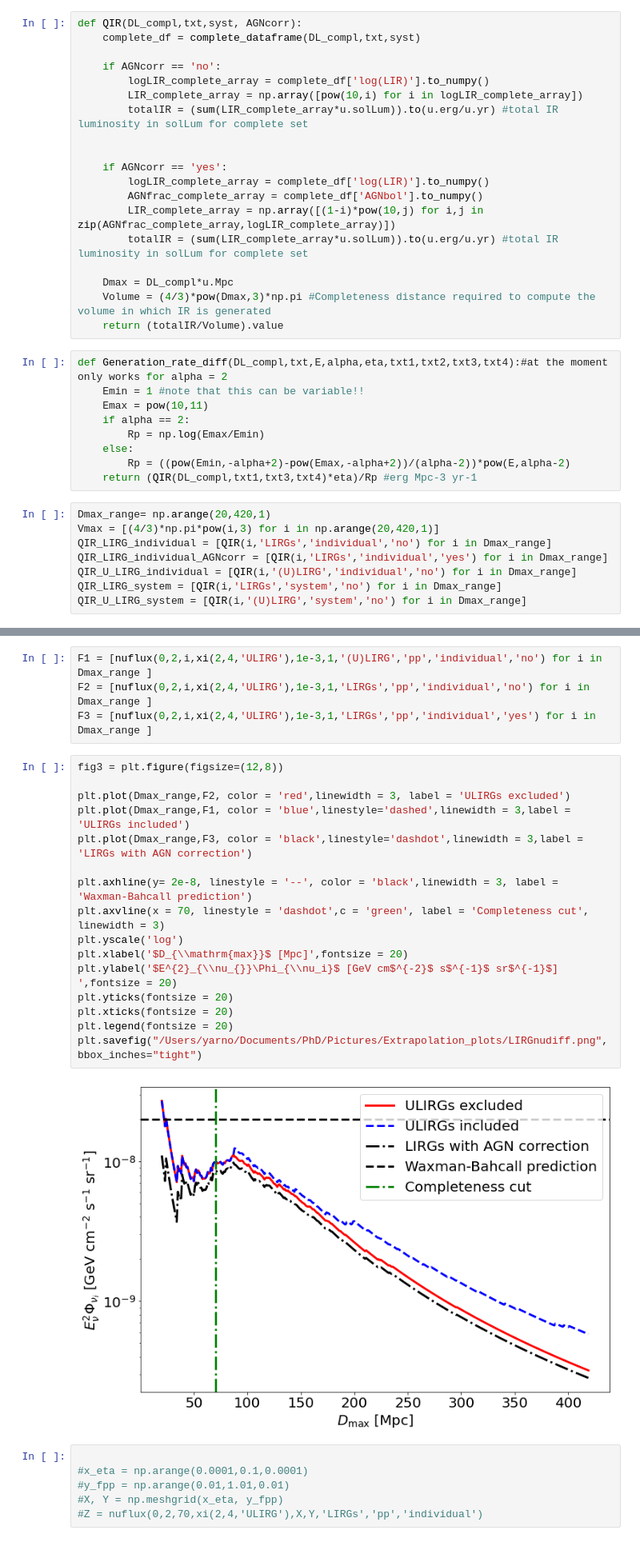
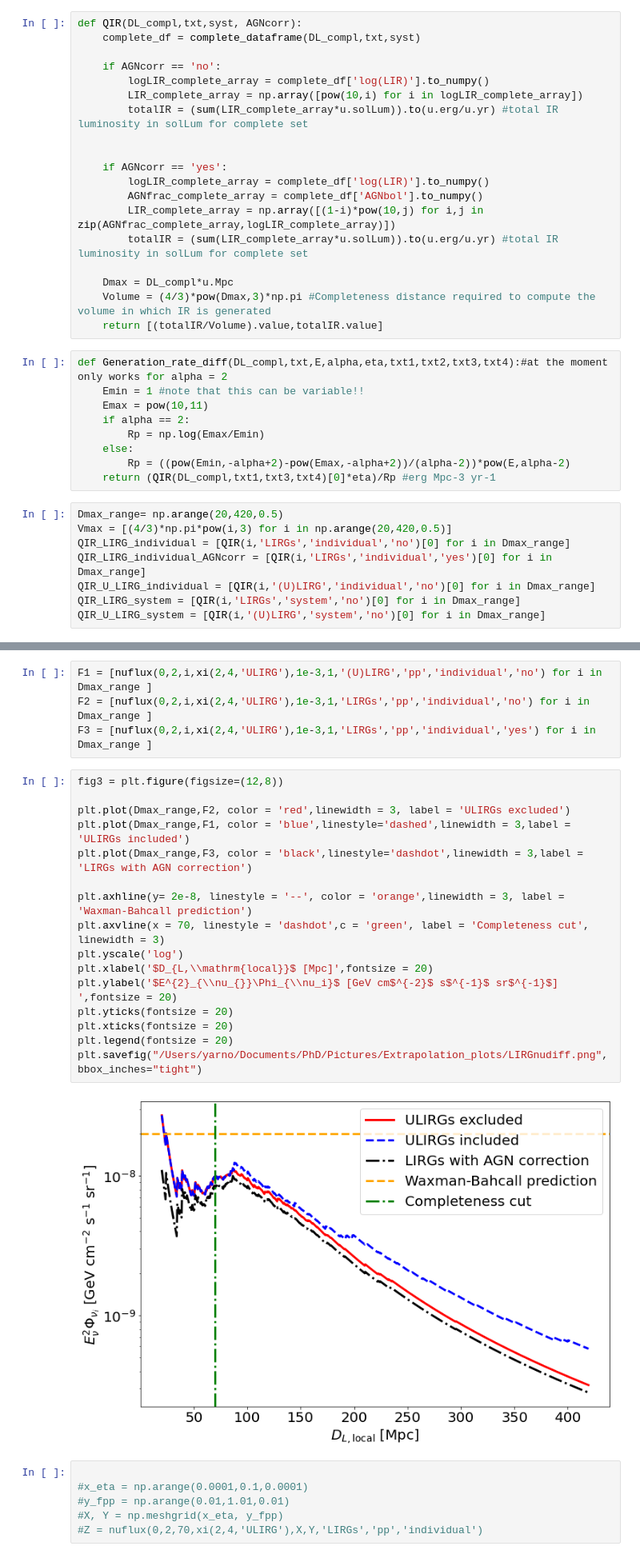
Before and after one commit to YarnoMerckx/diffuse-neutrino-flux-u-lirgs, a Jupyter notebook: Extrapolation.ipynb, the cells around one changed output, grey strips where cells are left out. Shown at 80% size. Saved outputs shown, nothing was run; the diff lists cells and outputs as text.

Commit message:
Changed Completeness file

```diff
--- a/Extrapolation.ipynb
+++ b/Extrapolation.ipynb
@@ -70,7 +70,7 @@ def QIR(DL_compl,txt,syst, AGNcorr):
 
     Dmax = DL_compl*u.Mpc
     Volume = (4/3)*pow(Dmax,3)*np.pi #Completeness distance required to compute the volume in which IR is generated
-    return (totalIR/Volume).value
+    return [(totalIR/Volume).value,totalIR.value]
 # %%
 def Generation_rate_diff(DL_compl,txt,E,alpha,eta,txt1,txt2,txt3,txt4):#at the moment only works for alpha = 2
     Emin = 1 #note that this can be variable!!
@@ -79,15 +79,15 @@ def Generation_rate_diff(DL_compl,txt,E,alpha,eta,txt1,txt2,txt3,txt4):#at the m
         Rp = np.log(Emax/Emin)
     else:
         Rp = ((pow(Emin,-alpha+2)-pow(Emax,-alpha+2))/(alpha-2))*pow(E,alpha-2)
-    return (QIR(DL_compl,txt1,txt3,txt4)*eta)/Rp #erg Mpc-3 yr-1
+    return (QIR(DL_compl,txt1,txt3,txt4)[0]*eta)/Rp #erg Mpc-3 yr-1
 # %%
-Dmax_range= np.arange(20,420,1)
-Vmax = [(4/3)*np.pi*pow(i,3) for i in np.arange(20,420,1)]
-QIR_LIRG_individual = [QIR(i,'LIRGs','individual','no') for i in Dmax_range]
-QIR_LIRG_individual_AGNcorr = [QIR(i,'LIRGs','individual','yes') for i in Dmax_range]
-QIR_U_LIRG_individual = [QIR(i,'(U)LIRG','individual','no') for i in Dmax_range]
-QIR_LIRG_system = [QIR(i,'LIRGs','system','no') for i in Dmax_range]
-QIR_U_LIRG_system = [QIR(i,'(U)LIRG','system','no') for i in Dmax_range]
+Dmax_range= np.arange(20,420,0.5)
+Vmax = [(4/3)*np.pi*pow(i,3) for i in np.arange(20,420,0.5)]
+QIR_LIRG_individual = [QIR(i,'LIRGs','individual','no')[0] for i in Dmax_range]
+QIR_LIRG_individual_AGNcorr = [QIR(i,'LIRGs','individual','yes')[0] for i in Dmax_range]
+QIR_U_LIRG_individual = [QIR(i,'(U)LIRG','individual','no')[0] for i in Dmax_range]
+QIR_LIRG_system = [QIR(i,'LIRGs','system','no')[0] for i in Dmax_range]
+QIR_U_LIRG_system = [QIR(i,'(U)LIRG','system','no')[0] for i in Dmax_range]
 # %%
 fig3 = plt.figure(figsize=(10,8))
 plt.plot(Vmax,QIR_LIRG_individual, c = 'red', label = 'ULIRGs excluded, individual',linewidth =3)
@@ -210,21 +210,21 @@ F3 = [nuflux(0,2,i,xi(2,4,'ULIRG'),1e-3,1,'LIRGs','pp','individual','yes') for i
 # %%
 fig3 = plt.figure(figsize=(12,8))
 
 plt.plot(Dmax_range,F2, color = 'red',linewidth = 3, label = 'ULIRGs excluded')
 plt.plot(Dmax_range,F1, color = 'blue',linestyle='dashed',linewidth = 3,label = 'ULIRGs included')
 plt.plot(Dmax_range,F3, color = 'black',linestyle='dashdot',linewidth = 3,label = 'LIRGs with AGN correction')
 
-plt.axhline(y= 2e-8, linestyle = '--', color = 'black',linewidth = 3, label = 'Waxman-Bahcall prediction')
+plt.axhline(y= 2e-8, linestyle = '--', color = 'orange',linewidth = 3, label = 'Waxman-Bahcall prediction')
 plt.axvline(x = 70, linestyle = 'dashdot',c = 'green', label = 'Completeness cut', linewidth = 3)
 plt.yscale('log')
-plt.xlabel('$D_{\\mathrm{max}}$ [Mpc]',fontsize = 20)
+plt.xlabel('$D_{L,\\mathrm{local}}$ [Mpc]',fontsize = 20)
 plt.ylabel('$E^{2}_{\\nu_{}}\Phi_{\\nu_i}$ [GeV cm$^{-2}$ s$^{-1}$ sr$^{-1}$] ',fontsize = 20)
 plt.yticks(fontsize = 20)
 plt.xticks(fontsize = 20)
 plt.legend(fontsize = 20)
 plt.savefig("/Users/yarno/Documents/PhD/Pictures/Extrapolation_plots/LIRGnudiff.png",bbox_inches="tight")
 # %% [output]
-[figure, old version]
+[figure, new version]
 # %%
 
 #x_eta = np.arange(0.0001,0.1,0.0001)
```
Also changed, not shown: parts of 6 cells of this notebook, 11 other files.
